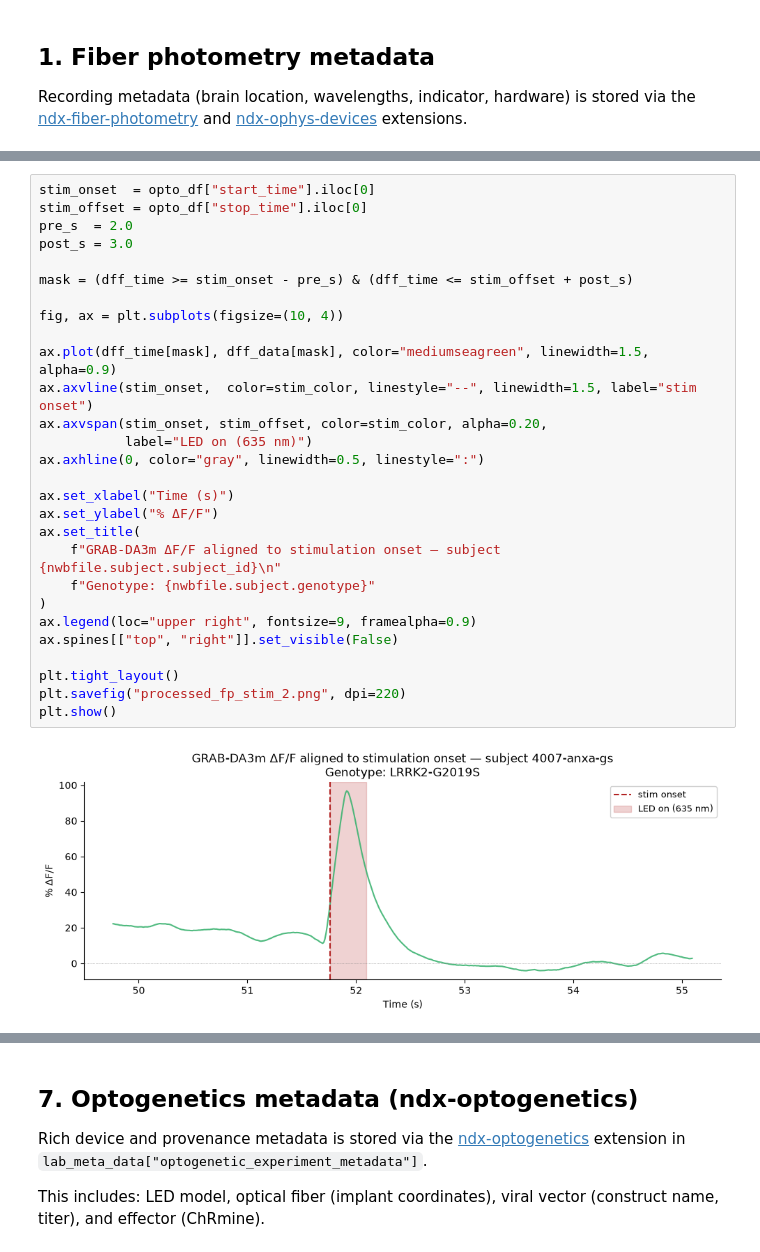
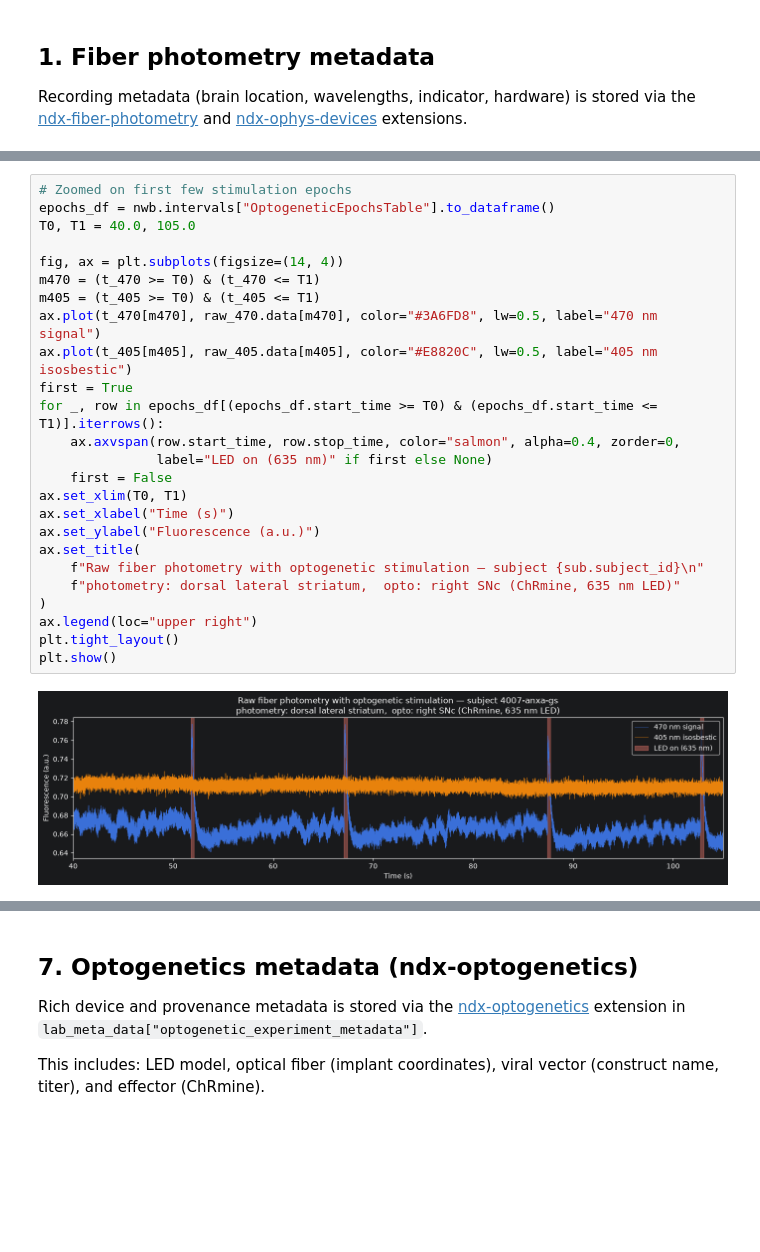
Before and after one commit to catalystneuro/dombeck-lab-to-nwb, a Jupyter notebook: src/dombeck_lab_to_nwb/chen2026/tutorials/chen2026_demo.ipynb, the cells around one changed output, grey strips where cells are left out. Drawn from its saved outputs; the diff is of its cells as text; blank space fills up the shorter version.

```diff
--- a/src/dombeck_lab_to_nwb/chen2026/tutorials/chen2026_demo.ipynb
+++ b/src/dombeck_lab_to_nwb/chen2026/tutorials/chen2026_demo.ipynb
@@ -372,30 +117,27 @@ analysis of optogenetically evoked dopamine release.
-# %%
-stim_onset  = opto_df["start_time"].iloc[0]
-stim_offset = opto_df["stop_time"].iloc[0]
-pre_s  = 2.0
-post_s = 3.0
-
-mask = (dff_time >= stim_onset - pre_s) & (dff_time <= stim_offset + post_s)
-
-fig, ax = plt.subplots(figsize=(10, 4))
-
-ax.plot(dff_time[mask], dff_data[mask], color="mediumseagreen", linewidth=1.5, alpha=0.9)
-ax.axvline(stim_onset,  color=stim_color, linestyle="--", linewidth=1.5, label="stim onset")
-ax.axvspan(stim_onset, stim_offset, color=stim_color, alpha=0.20,
-           label="LED on (635 nm)")
-ax.axhline(0, color="gray", linewidth=0.5, linestyle=":")
-
-ax.set_xlabel("Time (s)")
-ax.set_ylabel("% ΔF/F")
-ax.set_title(
-    f"GRAB-DA3m ΔF/F aligned to stimulation onset — subject {nwbfile.subject.subject_id}\n"
-    f"Genotype: {nwbfile.subject.genotype}"
-)
-ax.legend(loc="upper right", fontsize=9, framealpha=0.9)
-ax.spines[["top", "right"]].set_visible(False)
-
-plt.tight_layout()
-plt.savefig("processed_fp_stim_2.png", dpi=220)
-plt.show()
-# %% [output]
-[figure, removed]
+# %%
+# Zoomed on first few stimulation epochs
+epochs_df = nwb.intervals["OptogeneticEpochsTable"].to_dataframe()
+T0, T1 = 40.0, 105.0
+
+fig, ax = plt.subplots(figsize=(14, 4))
+m470 = (t_470 >= T0) & (t_470 <= T1)
+m405 = (t_405 >= T0) & (t_405 <= T1)
+ax.plot(t_470[m470], raw_470.data[m470], color="#3A6FD8", lw=0.5, label="470 nm signal")
+ax.plot(t_405[m405], raw_405.data[m405], color="#E8820C", lw=0.5, label="405 nm isosbestic")
+first = True
+for _, row in epochs_df[(epochs_df.start_time >= T0) & (epochs_df.start_time <= T1)].iterrows():
+    ax.axvspan(row.start_time, row.stop_time, color="salmon", alpha=0.4, zorder=0,
+               label="LED on (635 nm)" if first else None)
+    first = False
+ax.set_xlim(T0, T1)
+ax.set_xlabel("Time (s)")
+ax.set_ylabel("Fluorescence (a.u.)")
+ax.set_title(
+    f"Raw fiber photometry with optogenetic stimulation — subject {sub.subject_id}\n"
+    f"photometry: dorsal lateral striatum,  opto: right SNc (ChRmine, 635 nm LED)"
+)
+ax.legend(loc="upper right")
+plt.tight_layout()
+plt.show()
+# %% [output]
+[figure, added]
```
Also changed, not shown: parts of 45 cells of this notebook.
